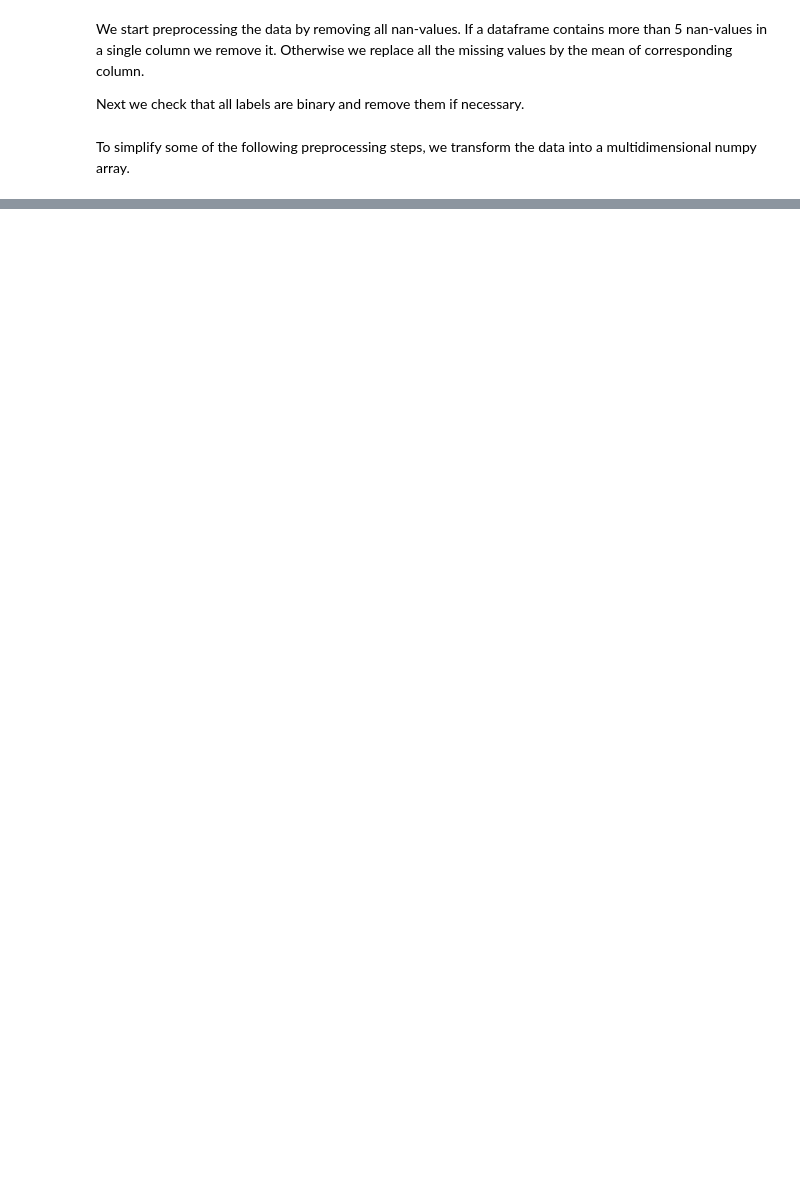
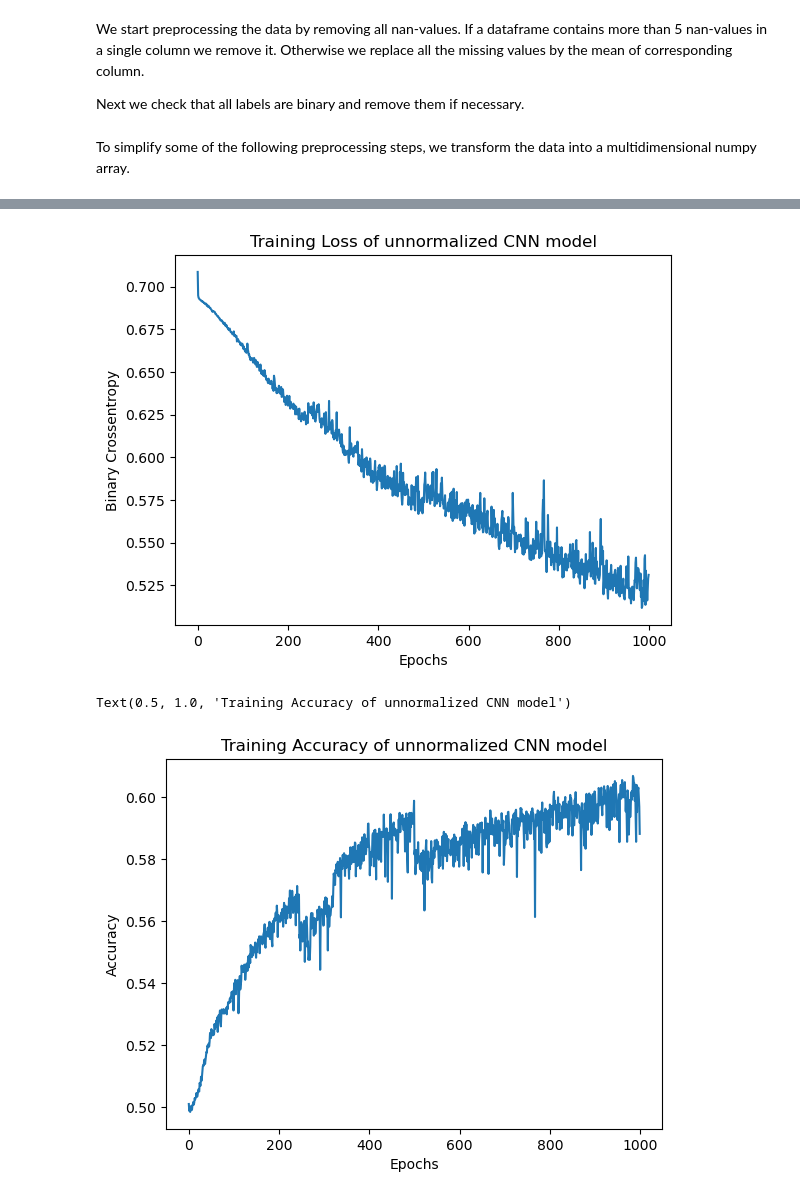
Before and after one commit to plehmann27/FunctionalityOfVibrationDampers, a Jupyter notebook: FunctionalityOfVibrationDampers.ipynb, the cells around one changed output, grey strips where cells are left out. Drawn from its saved outputs; the diff is of its cells as text; code cells hidden in the pictures; blank space fills up the shorter version.

```diff
--- a/FunctionalityOfVibrationDampers.ipynb
+++ b/FunctionalityOfVibrationDampers.ipynb
@@ -180,0 +255,17 @@ modelLSTM.evaluate(x_test, y_test)
+# %%
+historyCNNRaw = modelCNN.fit(x_train,y_train, epochs = 1000, verbose = 0)
+performanceCNNRaw = modelCNN.evaluate(x_test, y_test, verbose = 0)[1]
+# %%
+plt.plot(historyCNNRaw.history['loss'])
+plt.xlabel('Epochs')
+plt.ylabel('Binary Crossentropy')
+plt.title('Training Loss of unnormalized CNN model')
+plt.show()
+plt.plot(historyCNNRaw.history['accuracy'])
+plt.xlabel('Epochs')
+plt.ylabel('Accuracy')
+plt.title('Training Accuracy of unnormalized CNN model')
+# %% [output]
+[figure, added]
+Text(0.5, 1.0, 'Training Accuracy of unnormalized CNN model')
+[figure, added]
```
Also changed, not shown: parts of 32 cells of this notebook.
